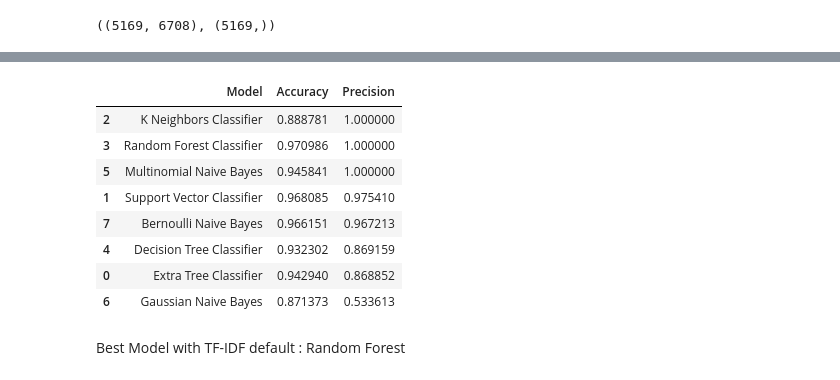
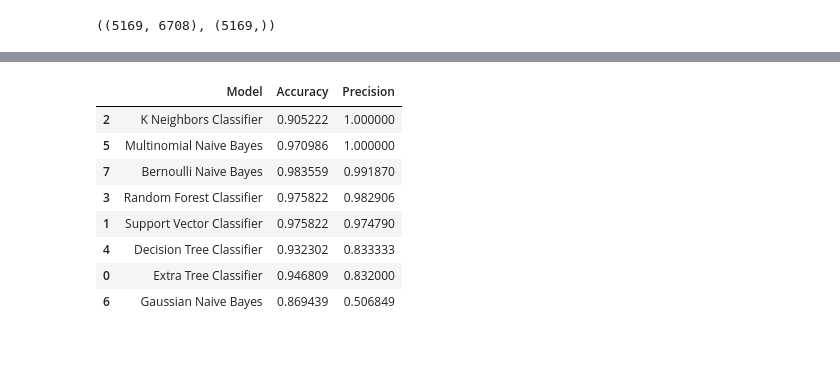
Before and after one commit to 04bhavyaa/sms-spam-classification-system, a Jupyter notebook: sms-spam-classification.ipynb, the cells around one changed output, grey strips where cells are left out. Saved outputs shown, nothing was run; the diff lists cells and outputs as text; code cells hidden in the pictures; blank space fills up the shorter version.

```diff
--- a/sms-spam-classification.ipynb
+++ b/sms-spam-classification.ipynb
@@ -432,3 +454,16 @@ X1.shape, y1.shape
+# %%
+performance_tfidf_3000 = evaluate_vectorizer(X_train, X_test, y_train, y_test, classifiers)
+performance_tfidf_3000
+# %% [output]
+|  | Model | Accuracy | Precision |
+| 2 | K Neighbors Classifier | 0.905222 | 1.000000 |
+| 5 | Multinomial Naive Bayes | 0.970986 | 1.000000 |
+| 7 | Bernoulli Naive Bayes | 0.983559 | 0.991870 |
+| 3 | Random Forest Classifier | 0.975822 | 0.982906 |
+| 1 | Support Vector Classifier | 0.975822 | 0.974790 |
+| 4 | Decision Tree Classifier | 0.932302 | 0.833333 |
+| 0 | Extra Tree Classifier | 0.946809 | 0.832000 |
+| 6 | Gaussian Naive Bayes | 0.869439 | 0.506849 |
 # %%
 # Minmax scaling
 from sklearn.preprocessing import MinMaxScaler
@@ -449,15 +470,0 @@ for name, model in classifiers.items():
-# %%
-performance_tfidf = pd.DataFrame({'Model': list(classifiers.keys()), 'Accuracy': accuracy_scores, 'Precision': precision_scores}).sort_values(by='Precision', ascending=False)
-performance_tfidf
-# %% [output]
-|  | Model | Accuracy | Precision |
-| 2 | K Neighbors Classifier | 0.888781 | 1.000000 |
-| 3 | Random Forest Classifier | 0.970986 | 1.000000 |
-| 5 | Multinomial Naive Bayes | 0.945841 | 1.000000 |
-| 1 | Support Vector Classifier | 0.968085 | 0.975410 |
-| 7 | Bernoulli Naive Bayes | 0.966151 | 0.967213 |
-| 4 | Decision Tree Classifier | 0.932302 | 0.869159 |
-| 0 | Extra Tree Classifier | 0.942940 | 0.868852 |
-| 6 | Gaussian Naive Bayes | 0.871373 | 0.533613 |
-# %% [markdown]
-Best Model with TF-IDF default : Random Forest
```
Also changed, not shown: parts of 26 cells of this notebook, 2 other files.
